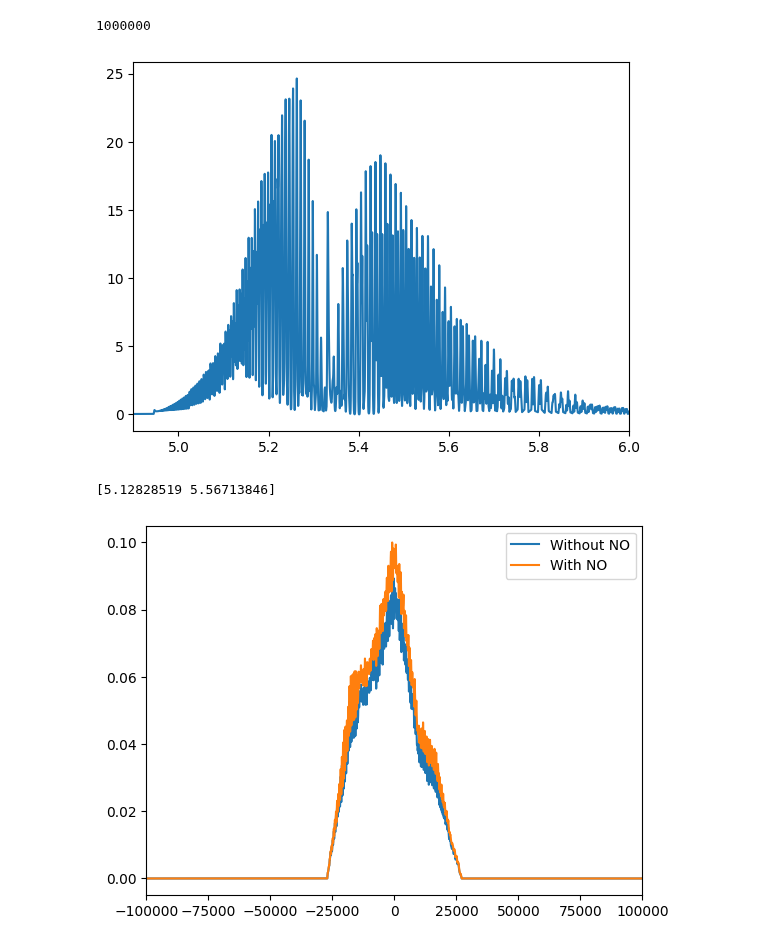
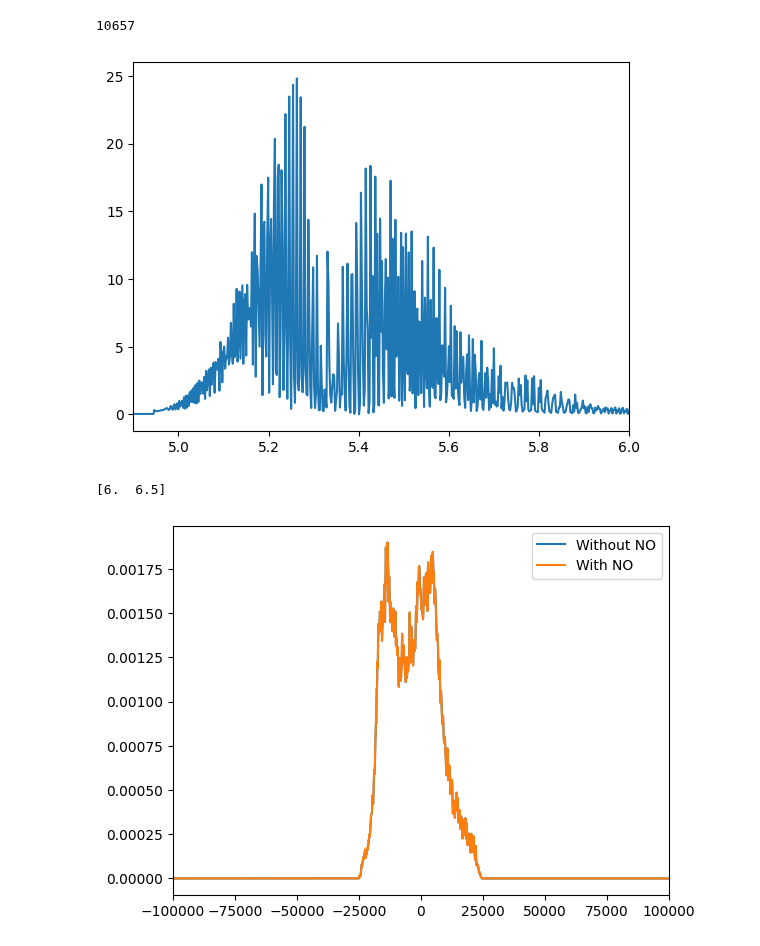
Before and after one commit to nielsklerk/BRP, a Jupyter notebook: NO.ipynb, the cells around one changed output. Saved outputs shown, nothing was run; the diff lists cells and outputs as text; code cells hidden in the pictures.

```diff
--- a/NO.ipynb
+++ b/NO.ipynb
@@ -28,7 +28,7 @@ with open('FLiTsData100.pkl', 'rb') as f:
     df = pickle.load(f)
 # %%
 species = ['atomic', 'C2H2', 'CH4', 'CO', 'CO2', 'H2O', 'HCN', 'NH3', 'NO', 'O2', 'OH']
-new_wl = np.linspace(4.8, 7, 1000000)
+new_wl = np.linspace(4.9, 27.5, 10657)
 total = np.zeros(len(new_wl))
 for i, row in df.iterrows():
     wl = row['FLiTs Wavelength']
@@ -56,8 +56,8 @@ plt.xlim(4.9, 6)
 print(len(NO_flux))
 plt.show()
 # %% [output]
-1000000
+10657
-[figure, old version]
+[figure, new version]
 # %%
 # species = ['atomic', 'C2H2', 'CH4', 'CO', 'CO2', 'H2O', 'HCN', 'NH3', 'NO', 'O2', 'OH']
 # for specie in species:
@@ -80,10 +80,11 @@ def difference(params):
         wl = row['FLiTs Wavelength']
         flux = row['FLiTs Flux'] + row['FLiTs Flux Continuum']
         flux = add_noise(flux, SNR=300)-row['FLiTs Flux Continuum']
-        NO_flux = row['FLiTs NO Flux']
-        NO_wl = row['FLiTs NO Wavelength']
+        NO_flux = row['FLiTs NH3 Flux']
+        NO_wl = row['FLiTs NH3 Wavelength']
         NO_flux = np.interp(wl, NO_wl, NO_flux)
-        flux_without_NO = flux - NO_flux
+        flux_without_NO = flux
+        flux += NO_flux
         mask = (wl > b) | (wl < a)
         flux[mask] = 0
         flux_without_NO[mask] = 0
@@ -94,33 +95,35 @@ def difference(params):
         total -= abs(cc2[lags==0]-cc1[lags==0])/abs(b-a+1)
     return total
 
-initial_guess = [5, 6.5]
+initial_guess = [6, 6.5]
 
 result = minimize(difference, initial_guess, method='Nelder-Mead')
 
 best_params = result.x
 print(best_params)
 # %% [output]
-[5.12828519 5.56713846]
+[6.  6.5]
 # %%
 wl = row['FLiTs Wavelength']
 flux = row['FLiTs Flux'] + row['FLiTs Flux Continuum']
 flux = add_noise(flux, SNR=300)-row['FLiTs Flux Continuum']
-NO_flux = row['FLiTs NO Flux']
-NO_wl = row['FLiTs NO Wavelength']
+NO_flux = row['FLiTs NH3 Flux']
+NO_wl = row['FLiTs NH3 Wavelength']
 NO_flux = np.interp(wl, NO_wl, NO_flux)
-flux_without_NO = flux - NO_flux
+flux_without_NO = flux
+flux += NO_flux
+# mask = (wl > b) | (wl < a)
 mask = (wl > best_params[1]) | (wl < best_params[0])
 flux[mask] = 0
 flux_without_NO[mask] = 0
 NO_flux[mask] = 0
 cc1 = fftconvolve(NO_flux, flux_without_NO[::-1], mode='full')
 cc2 = fftconvolve(NO_flux, flux[::-1])
 lags = np.arange(-len(flux) + 1, len(NO_flux))
 plt.plot(lags, cc1, label='Without NO')
 plt.plot(lags, cc2, label='With NO')
 plt.legend()
 plt.xlim(-100000, 100000)
 plt.show()
 # %% [output]
-[figure, old version]
+[figure, new version]
```
Also changed, not shown: 1 other file.
